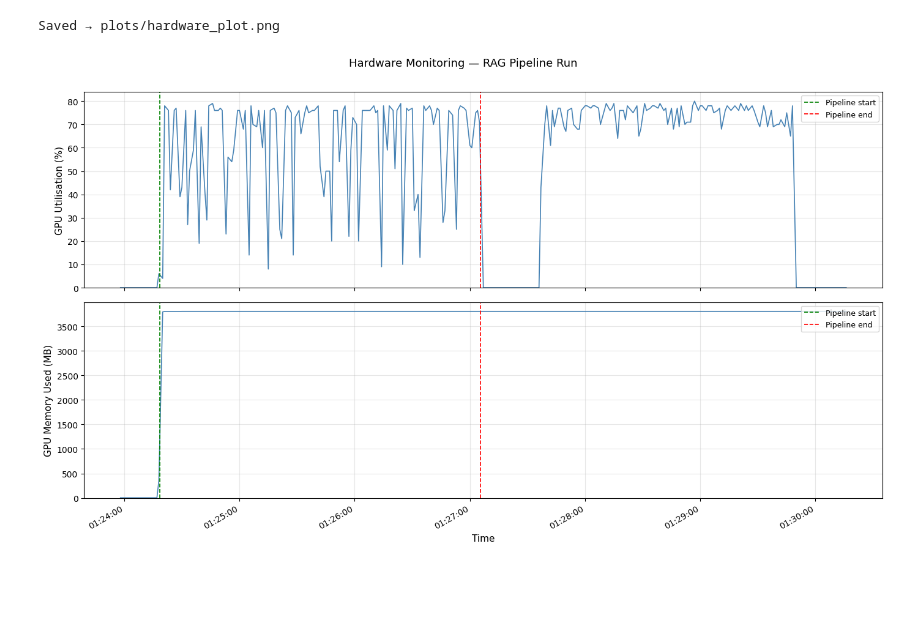
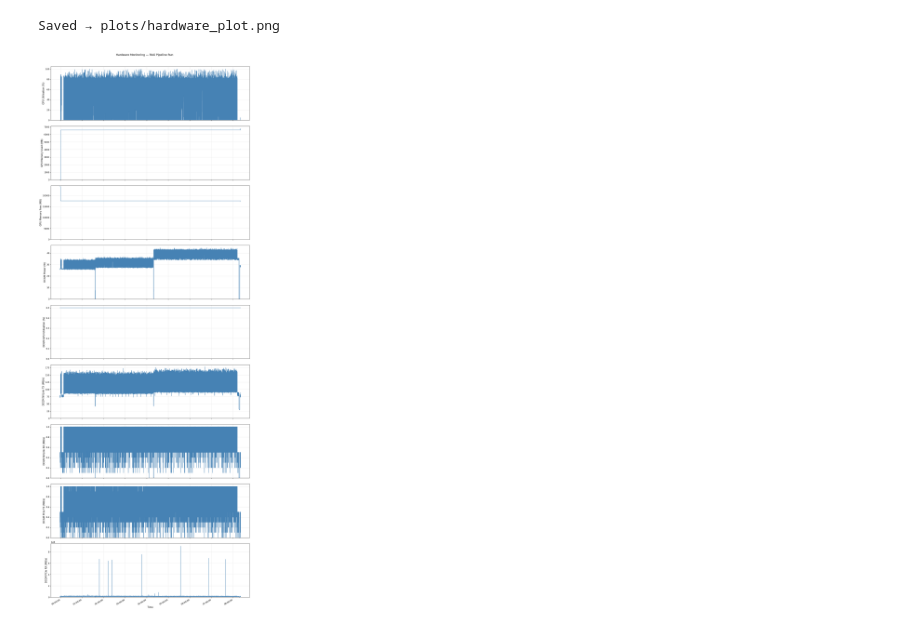
Before and after one commit to Yuzper/RAGNAR, a Jupyter notebook: Analysis/hw_monitor_analysis.ipynb, the cells around one changed output. Saved outputs shown, nothing was run; the diff lists cells and outputs as text; code cells hidden in the pictures; blank space fills up the shorter version.

```diff
--- a/Analysis/hw_monitor_analysis.ipynb
+++ b/Analysis/hw_monitor_analysis.ipynb
@@ -28,6 +28,13 @@ def plot(df: pd.DataFrame, pipeline_times: dict | None, out_path: str):
     gpu_cols = {
         "gpu_util_pct":    "GPU Utilisation (%)",
         "gpu_mem_used_mb": "GPU Memory Used (MB)",
+        "gpu_mem_free_mb": "GPU Memory Free (MB)",
+        "dcgmi_power_w": "DCGM Power (W)",
+        "dcgmi_gpu_util_pct": "DCGM GPU Utilisation (%)",
+        "dcgmi_nvlink_tx_mbs": "DCGM NVLink TX (MB/s)",
+        "dcgmi_nvlink_rx_mbs": "DCGM NVLink RX (MB/s)",
+        "dcgmi_pcie_tx_mbs": "DCGM PCIe TX (MB/s)",
+        "dcgmi_pcie_rx_mbs": "DCGM PCIe RX (MB/s)"
     }
     available = {k: v for k, v in gpu_cols.items() if k in df.columns and df[k].notna().any()}
 
@@ -71,12 +78,13 @@ def plot(df: pd.DataFrame, pipeline_times: dict | None, out_path: str):
     print(f"Saved → {out_path}")
     plt.show()
 # %%
-df = load_hardware("results/hardware_77296.csv")
+df = load_hardware("../results/hardware_78375.csv")
 pipeline_times = None
-pipeline = "results/pipeline_1_20260502_012417.json"
+#pipeline = "results/pipeline_1_20260502_012417.json"
+pipeline = None
 if pipeline:
     pipeline_times = load_pipeline_times(pipeline)
 plot(df, pipeline_times, "plots/hardware_plot.png")
 # %% [output]
 Saved → plots/hardware_plot.png
-[figure, old version]
+[figure, new version]
```
Also changed, not shown: 9 other files.
